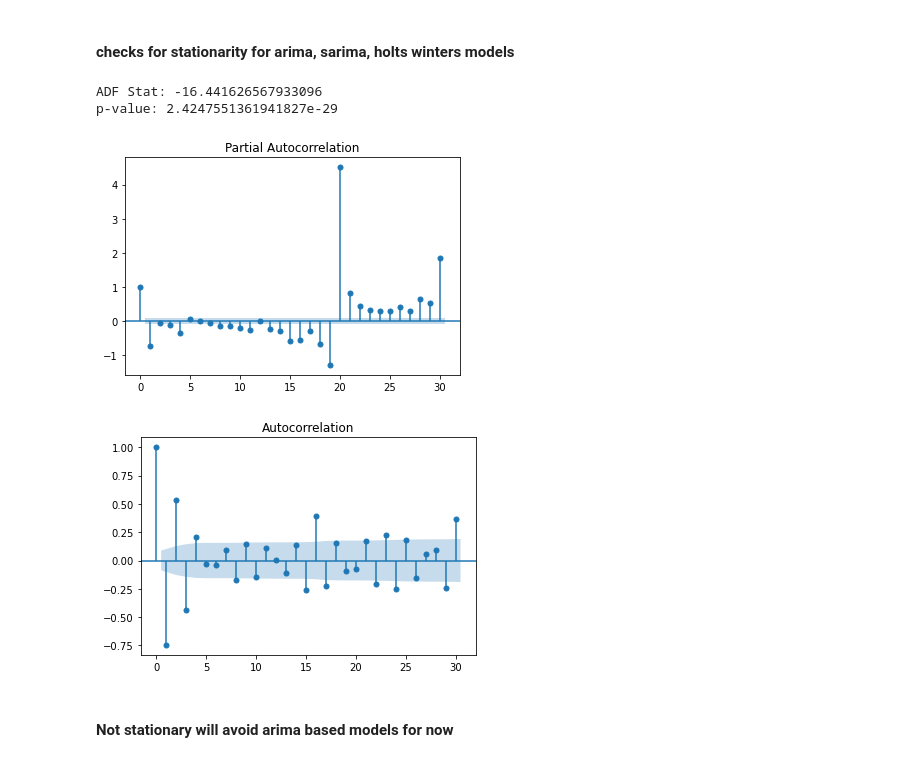
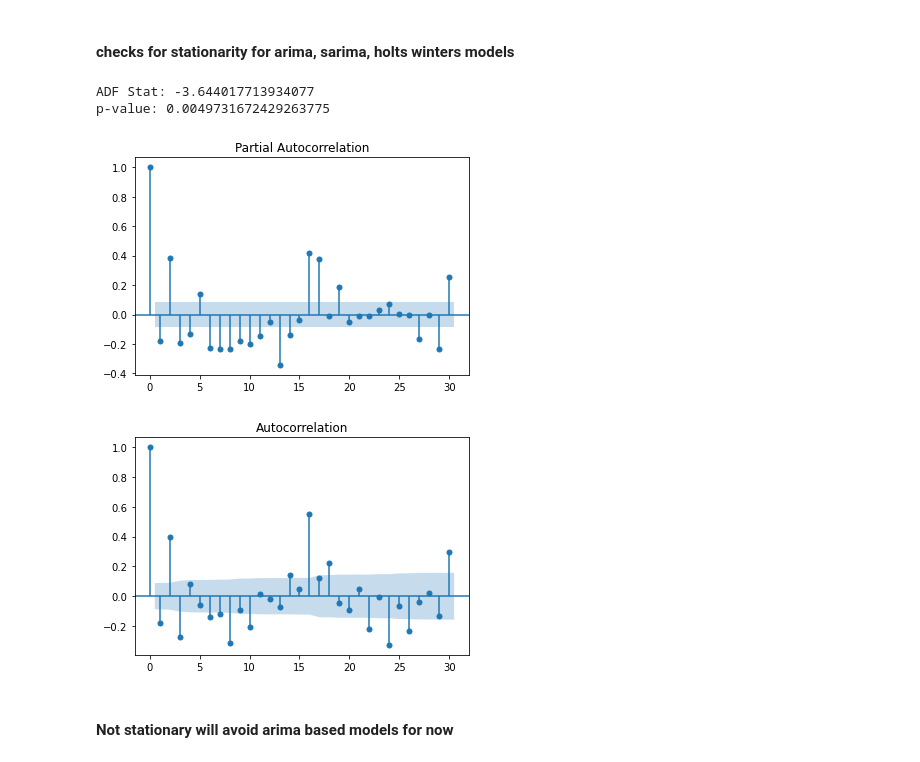
Before and after one commit to bcheng004/KingHaraldsCovidQuest, a Jupyter notebook: notebooks/CovidQuest_bcheng004.ipynb, the cells around one changed output. Cells and saved outputs as stored; diff of their text form; code cells hidden in the pictures.

```diff
--- a/notebooks/CovidQuest_bcheng004.ipynb
+++ b/notebooks/CovidQuest_bcheng004.ipynb
@@ -82,20 +82,20 @@ df_univariate_features
 # %%
 from statsmodels.graphics.tsaplots import plot_pacf, plot_acf
 from statsmodels.tsa.stattools import adfuller
 
 
 daily_cases_df_copy = daily_cases_df.copy()
-daily_cases_df_copy['diff_value'] = daily_cases_df_copy['value'].diff()
-daily_cases_df_copy = daily_cases_df_copy.drop(daily_cases_df_copy.index[0])
-plot_pacf(daily_cases_df_copy['diff_value'],lags=30);
-plot_acf(daily_cases_df_copy['diff_value'],lags=30);
-ad_fuller_result = adfuller(daily_cases_df_copy['diff_value'])
+# daily_cases_df_copy['diff_value'] = daily_cases_df_copy['value'].diff()
+# daily_cases_df_copy = daily_cases_df_copy.drop(daily_cases_df_copy.index[0])
+plot_pacf(daily_cases_df_copy['value'],lags=30);
+plot_acf(daily_cases_df_copy['value'],lags=30);
+ad_fuller_result = adfuller(daily_cases_df_copy['value'])
 print(f'ADF Stat: {ad_fuller_result[0]}\np-value: {ad_fuller_result[1]}')
 # %% [output]
-ADF Stat: -16.441626567933096
-p-value: 2.4247551361941827e-29
+ADF Stat: -3.644017713934077
+p-value: 0.0049731672429263775
-[figure, old version]
+[figure, new version]
-[figure, old version]
+[figure, new version]
 # %% [markdown]
 #### Not stationary will avoid arima based models for now
 # %%
```
Also changed, not shown: parts of 3 cells of this notebook.
